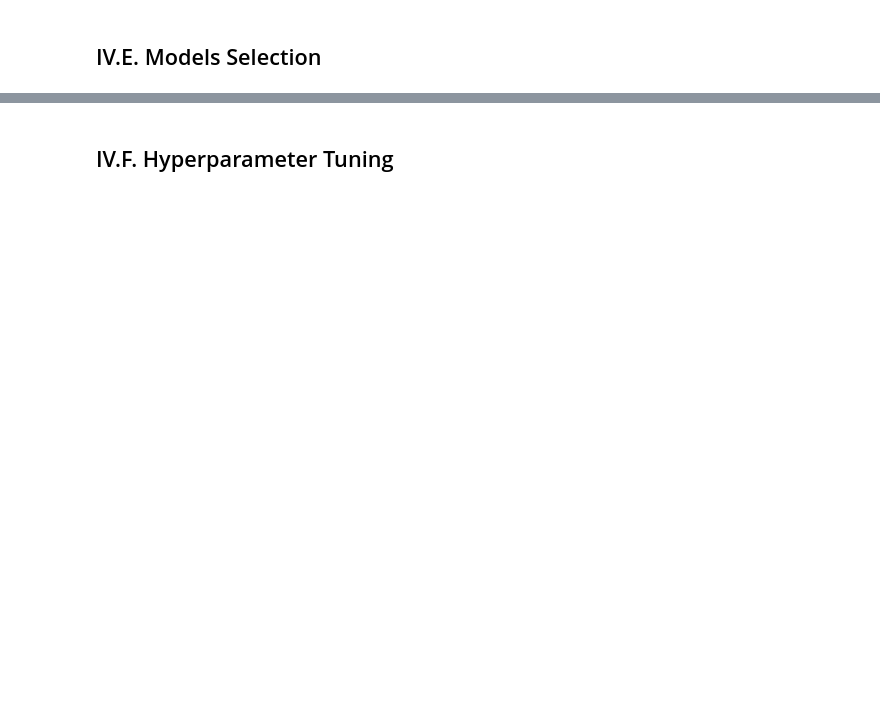
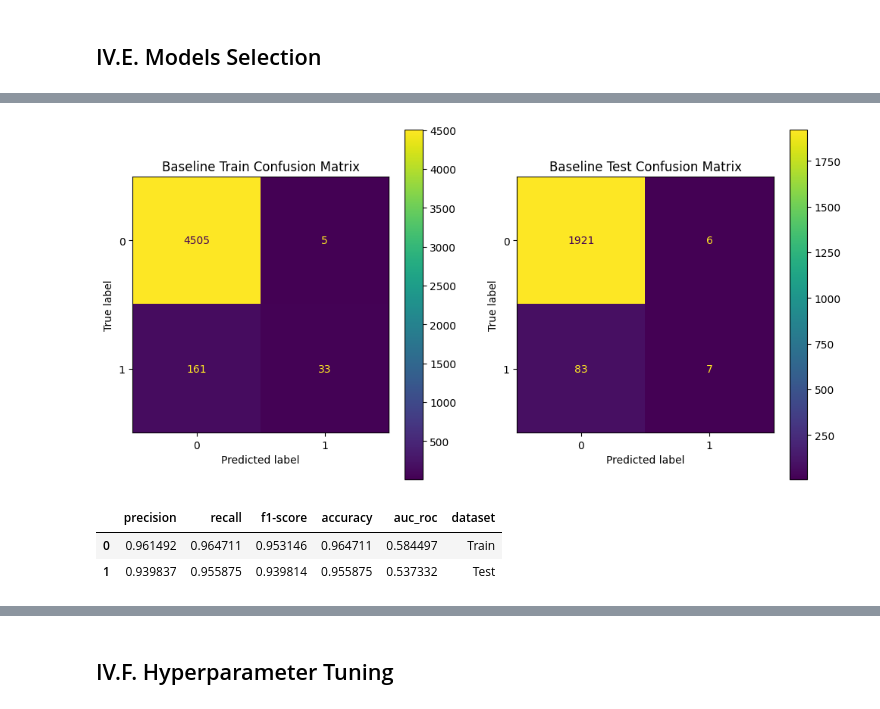
Before and after one commit to hardefarogonondo/IBRD-credit-scorecard-predictive-engine, a Jupyter notebook: notebooks/4_model_training_and_evaluation/model_training_and_evaluation.ipynb, the cells around one changed output, grey strips where cells are left out. Saved outputs shown, nothing was run; the diff lists cells and outputs as text; code cells hidden in the pictures; blank space fills up the shorter version.

Commit message:
Scorecard creation started

```diff
--- a/notebooks/4_model_training_and_evaluation/model_training_and_evaluation.ipynb
+++ b/notebooks/4_model_training_and_evaluation/model_training_and_evaluation.ipynb
@@ -151,8 +267,5 @@ xgb_baseline = XGBClassifier()
 models_list = {
     "vanilla": [
         {"model_name": log_reg_baseline.__class__.__name__, "model_object": log_reg_baseline, "model_uid": ""},
-        {"model_name": decision_tree_baseline.__class__.__name__, "model_object": decision_tree_baseline, "model_uid": ""},
-        {"model_name": random_forest_baseline.__class__.__name__, "model_object": random_forest_baseline, "model_uid": ""},
-        {"model_name": xgb_baseline.__class__.__name__, "model_object": xgb_baseline, "model_uid": ""}
     ]
 }
@@ -167,7 +286,4 @@ training_log, models_list_vanilla = model_training_and_evaluation(
     X_test,
     y_test,
     "vanilla",
-    '../../models/logs/training_log.json'
-)
+    '../../models/logs/training_log.json')
-# %%
-models_list["vanilla"] = models_list_vanilla
@@ -197,0 +322,12 @@ y_test.value_counts()
+# %%
+baseline_train_prediction = baseline_best_model.predict(X_train)
+baseline_test_prediction = baseline_best_model.predict(X_test)
+# %%
+fig, ax = plt.subplots(1, 2, figsize = (12, 6))
+ConfusionMatrixDisplay.from_predictions(y_train, baseline_train_prediction, ax = ax[0])
+ax[0].set_title("Baseline Train Confusion Matrix")
+ConfusionMatrixDisplay.from_predictions(y_test, baseline_test_prediction, ax = ax[1])
+ax[1].set_title("Baseline Test Confusion Matrix")
+plt.show()
+# %% [output]
+[figure, added]
@@ -197,0 +347,11 @@ y_test.value_counts()
+# %%
+baseline_train_metrics = get_metrics(y_train, baseline_train_prediction)
+baseline_train_metrics["dataset"] = "Train"
+baseline_test_metrics = get_metrics(y_test, baseline_test_prediction)
+baseline_test_metrics["dataset"] = "Test"
+baseline_metrics_df = pd.DataFrame([baseline_train_metrics, baseline_test_metrics])
+baseline_metrics_df
+# %% [output]
+|  | precision | recall | f1-score | accuracy | auc_roc | dataset |
+| 0 | 0.961492 | 0.964711 | 0.953146 | 0.964711 | 0.584497 | Train |
+| 1 | 0.939837 | 0.955875 | 0.939814 | 0.955875 | 0.537332 | Test |
```
Also changed, not shown: parts of 90 cells of this notebook.
